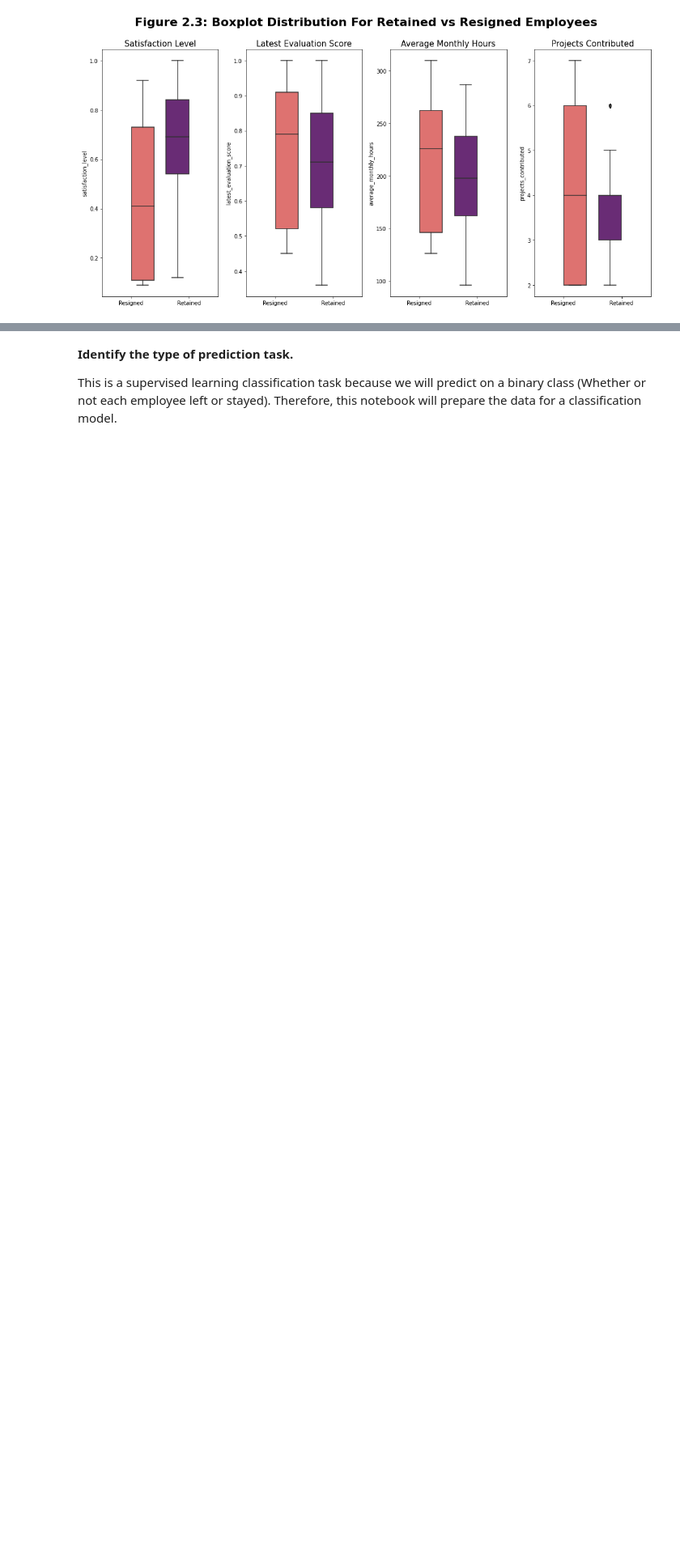
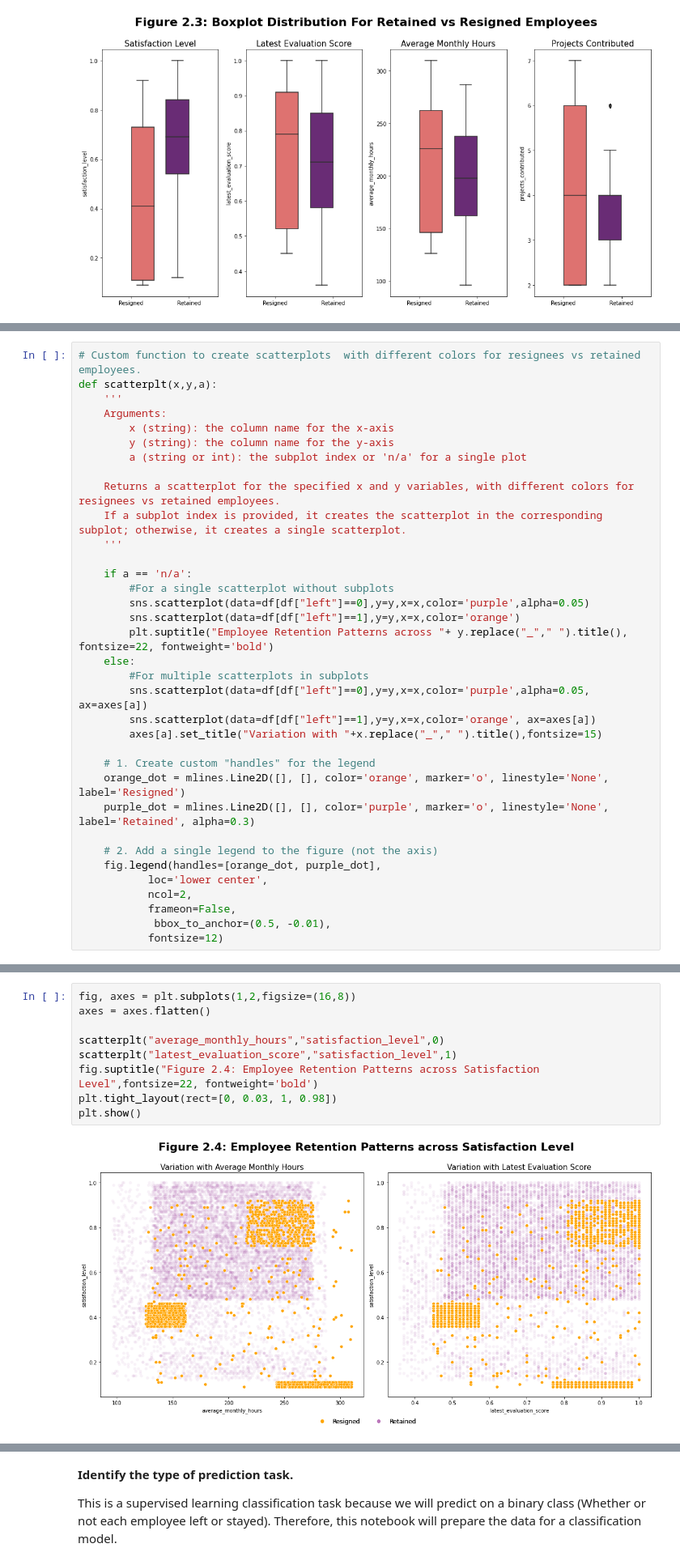
Before and after one commit to snaveerafrizvi/Employee_Attrition_ML, a Jupyter notebook: Salifort_Motors_Employee_Attrition.ipynb, the cells around one changed output, grey strips where cells are left out. Shown at 81% size. Saved outputs shown, nothing was run; the diff lists cells and outputs as text; blank space fills up the shorter version.

```diff
--- a/Salifort_Motors_Employee_Attrition.ipynb
+++ b/Salifort_Motors_Employee_Attrition.ipynb
@@ -779,0 +496,35 @@ plt.tight_layout(rect=[0, 0.03, 1, 0.95])
+# %%
+# Custom function to create scatterplots  with different colors for resignees vs retained employees.
+def scatterplt(x,y,a):
+    '''
+    Arguments:
+        x (string): the column name for the x-axis
+        y (string): the column name for the y-axis
+        a (string or int): the subplot index or 'n/a' for a single plot
+
+    Returns a scatterplot for the specified x and y variables, with different colors for resignees vs retained employees.
+    If a subplot index is provided, it creates the scatterplot in the corresponding subplot; otherwise, it creates a single scatterplot.
+    '''
+
+    if a == 'n/a':
+        #For a single scatterplot without subplots
+        sns.scatterplot(data=df[df["left"]==0],y=y,x=x,color='purple',alpha=0.05)
+        sns.scatterplot(data=df[df["left"]==1],y=y,x=x,color='orange')
+        plt.suptitle("Employee Retention Patterns across "+ y.replace("_"," ").title(), fontsize=22, fontweight='bold')
+    else:
+        #For multiple scatterplots in subplots
+        sns.scatterplot(data=df[df["left"]==0],y=y,x=x,color='purple',alpha=0.05, ax=axes[a])
+        sns.scatterplot(data=df[df["left"]==1],y=y,x=x,color='orange', ax=axes[a])
+        axes[a].set_title("Variation with "+x.replace("_"," ").title(),fontsize=15)
+
+    # 1. Create custom "handles" for the legend
+    orange_dot = mlines.Line2D([], [], color='orange', marker='o', linestyle='None', label='Resigned')
+    purple_dot = mlines.Line2D([], [], color='purple', marker='o', linestyle='None', label='Retained', alpha=0.3)
+
+    # 2. Add a single legend to the figure (not the axis)
+    fig.legend(handles=[orange_dot, purple_dot],
+           loc='lower center',
+           ncol=2,
+           frameon=False,
+            bbox_to_anchor=(0.5, -0.01),
+           fontsize=12)
@@ -779,0 +536,11 @@ plt.tight_layout(rect=[0, 0.03, 1, 0.95])
+# %%
+fig, axes = plt.subplots(1,2,figsize=(16,8))
+axes = axes.flatten()
+
+scatterplt("average_monthly_hours","satisfaction_level",0)
+scatterplt("latest_evaluation_score","satisfaction_level",1)
+fig.suptitle("Figure 2.4: Employee Retention Patterns across Satisfaction Level",fontsize=22, fontweight='bold')
+plt.tight_layout(rect=[0, 0.03, 1, 0.98])
+plt.show()
+# %% [output]
+[figure, added]
```
Also changed, not shown: parts of 46 cells of this notebook.
